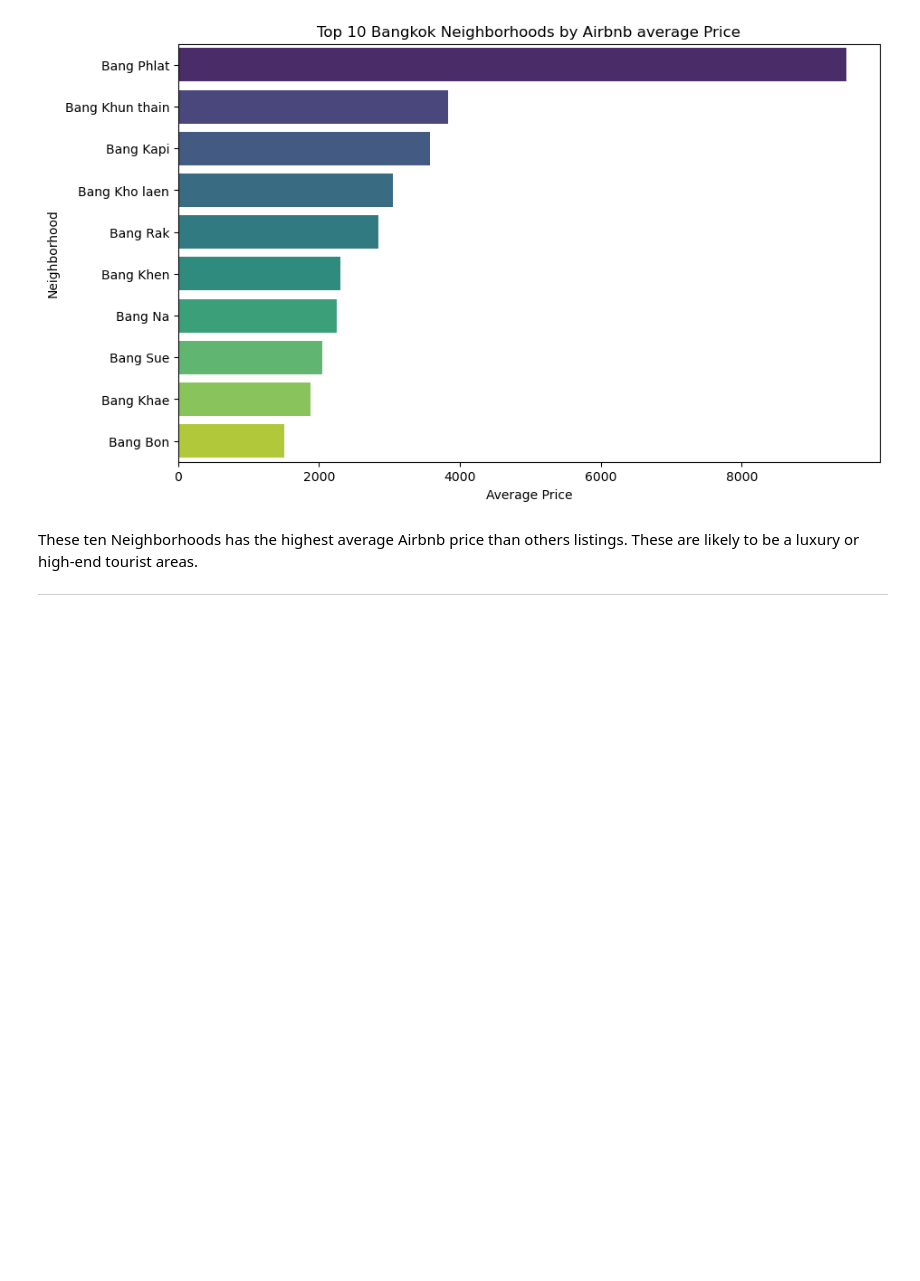
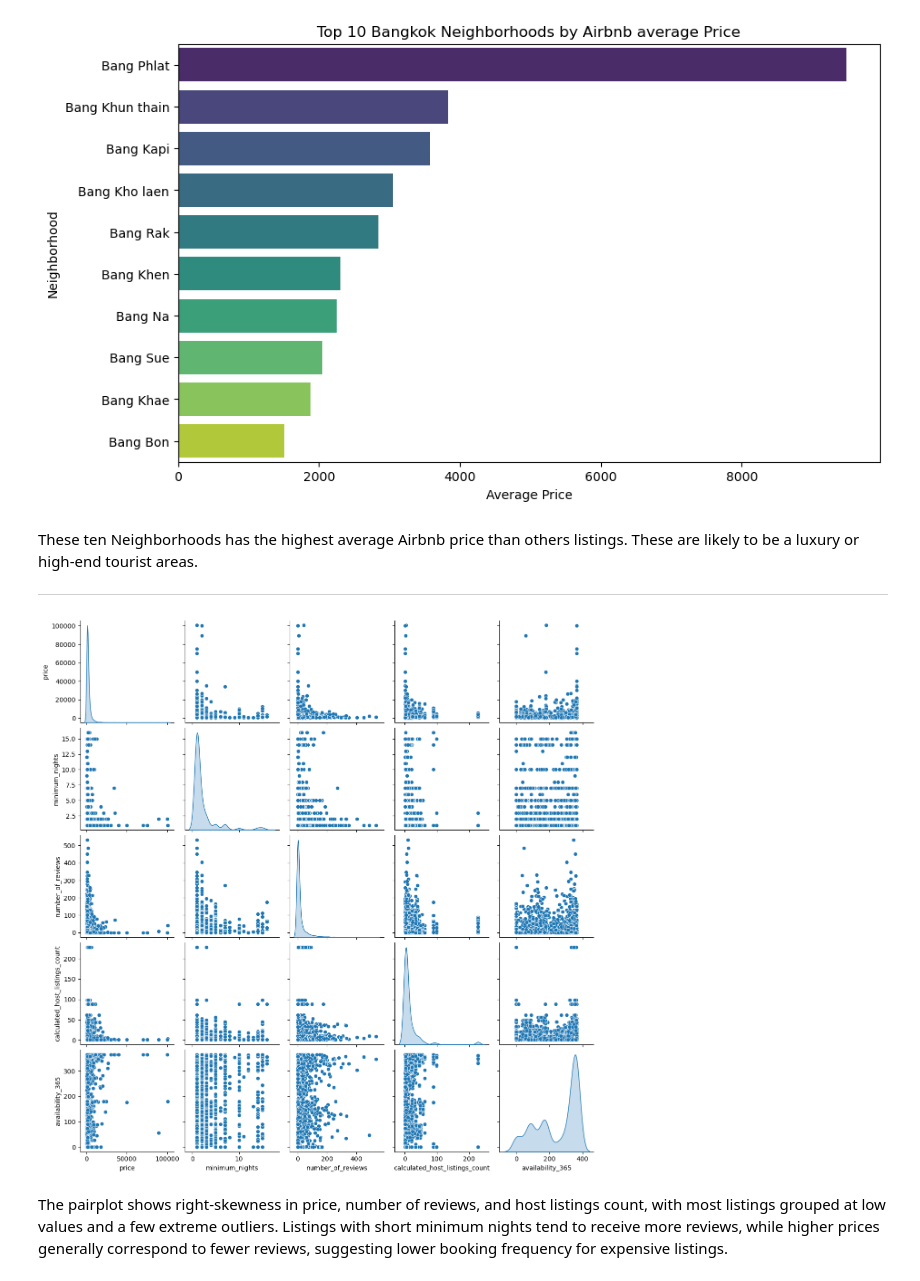
Before and after one commit to sg-333/Airbnb-DA, a Jupyter notebook: project.ipynb, the cells around one changed output. Saved outputs shown, nothing was run; the diff lists cells and outputs as text; code cells hidden in the pictures; blank space fills up the shorter version.

Commit message:
EDA Pairplot

```diff
--- a/project.ipynb
+++ b/project.ipynb
@@ -450,5 +450,15 @@ plt.show()
 These ten Neighborhoods has the highest average Airbnb price than others listings. These are likely to be a luxury or high-end tourist areas.
 
 ---
+# %%
+# Pairplot for numerical columns
+# Selecting cols to plot
+cols = ['price', 'minimum_nights', 'number_of_reviews', 'calculated_host_listings_count', 'availability_365']
+sns.pairplot(df[cols].sample(3000), diag_kind='kde')  # kde for smooth distribution on diagonal
+plt.show()
+# %% [output]
+[figure, added]
+# %% [markdown]
+The pairplot shows right-skewness in price, number of reviews, and host listings count, with most listings grouped at low values and a few extreme outliers. Listings with short minimum nights tend to receive more reviews, while higher prices generally correspond to fewer reviews, suggesting lower booking frequency for expensive listings.
 # %%
 cleaned_dataset = df.to_csv('Cleaned Aribnb dataset.csv')
```
